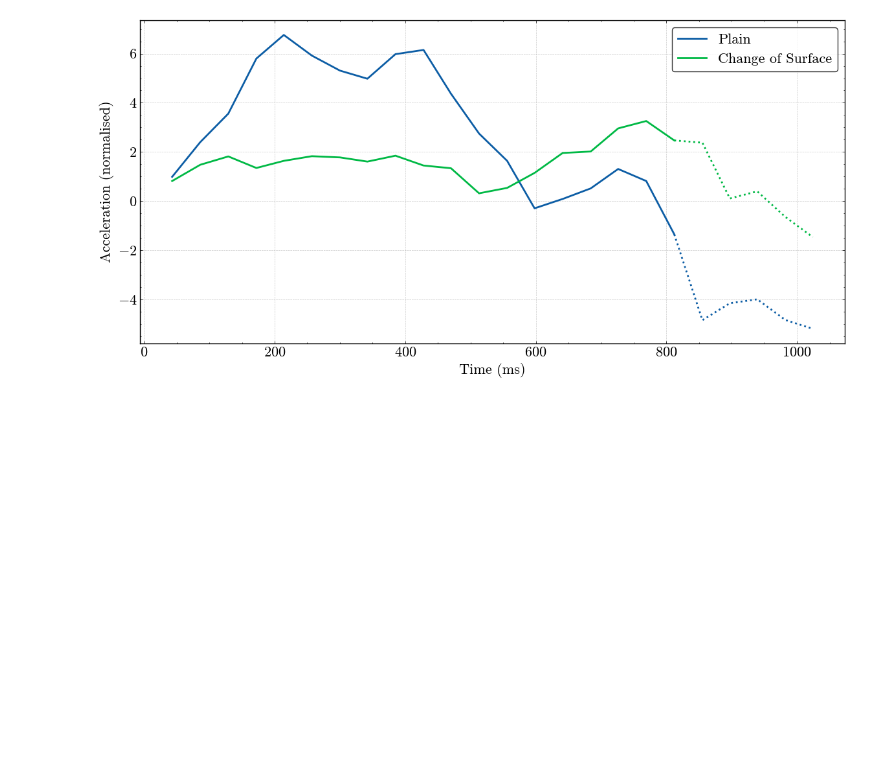
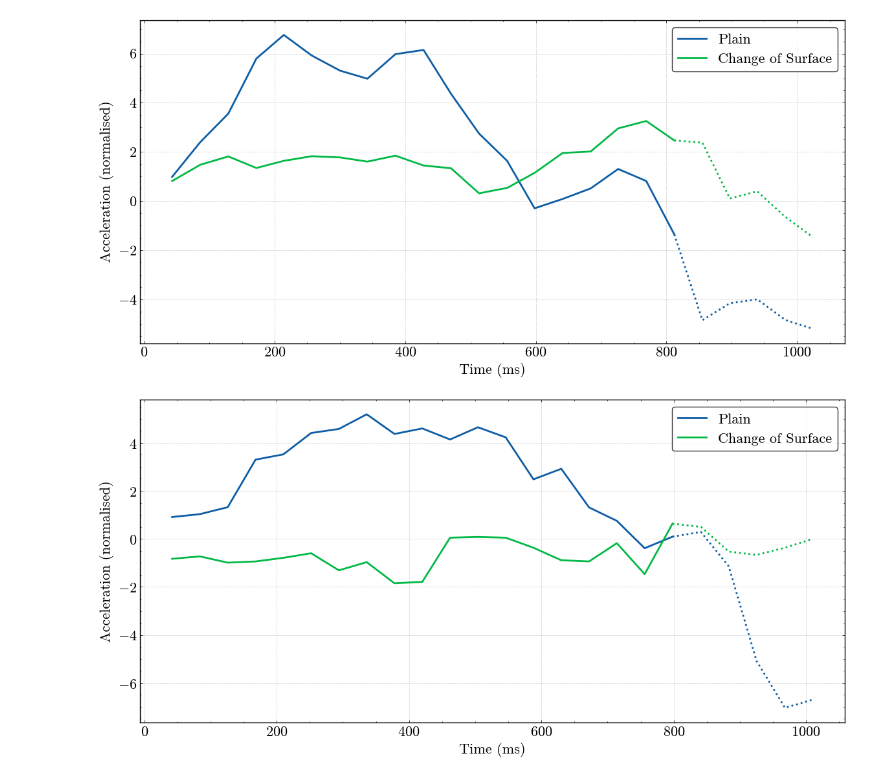
Before and after one commit to addaia/PHREDO, a Jupyter notebook: plotter.ipynb, the cells around one changed output. Drawn from its saved outputs; the diff is of its cells as text; code cells hidden in the pictures; blank space fills up the shorter version.

```diff
--- a/plotter.ipynb
+++ b/plotter.ipynb
@@ -242,3 +242,85 @@ plt.tight_layout()
 plt.show()
 # %% [output]
 [figure]
+# %%
+data_str1 = """
+42 0.91
+84 1.03
+126 1.32
+168 3.30
+210 3.52
+252 4.41
+294 4.58
+336 5.19
+378 4.37
+420 4.60
+462 4.14
+504 4.65
+546 4.23
+588 2.48
+630 2.92
+672 1.31
+714 0.75
+756 -0.39
+798 0.09
+841 0.29
+883 -1.14
+925 -5.08
+968 -7.04
+1010 -6.70
+
+"""
+data_str2 = """
+42 -0.83
+84 -0.73
+126 -0.99
+168 -0.94
+210 -0.79
+252 -0.60
+294 -1.31
+336 -0.97
+378 -1.85
+420 -1.79
+462 0.05
+504 0.08
+546 0.05
+588 -0.37
+630 -0.89
+672 -0.94
+714 -0.18
+756 -1.47
+798 0.63
+841 0.50
+883 -0.53
+925 -0.67
+968 -0.37
+1010 0.00
+
+"""
+
+# parse)
+times1, acc1 = parse_data(data_str1)
+times2, acc2 = parse_data(data_str2)
+
+# split index
+split_index1 = len(times1) - 6
+split_index2 = len(times2) - 6
+
+plt.figure(figsize=(12, 6))
+
+# plain
+line1, = plt.plot(times1[:split_index1+1], acc1[:split_index1+1], linestyle='-', linewidth=2, label='Plain')
+plt.plot(times1[split_index1:], acc1[split_index1:], linestyle=':', linewidth=2, color=line1.get_color())
+
+# CoS
+line2, = plt.plot(times2[:split_index2+1], acc2[:split_index2+1], linestyle='-', linewidth=2, label='Change of Surface')
+plt.plot(times2[split_index2:], acc2[split_index2:], linestyle=':', linewidth=2, color=line2.get_color())
+
+plt.xlabel("Time (ms)")
+plt.ylabel("Acceleration (normalised)")
+plt.legend()
+plt.grid(True, linestyle='--', alpha=0.7)
+plt.tight_layout()
+plt.show()
+# %% [output]
+[figure, added]
```
Also changed, not shown: parts of 2 cells of this notebook.
